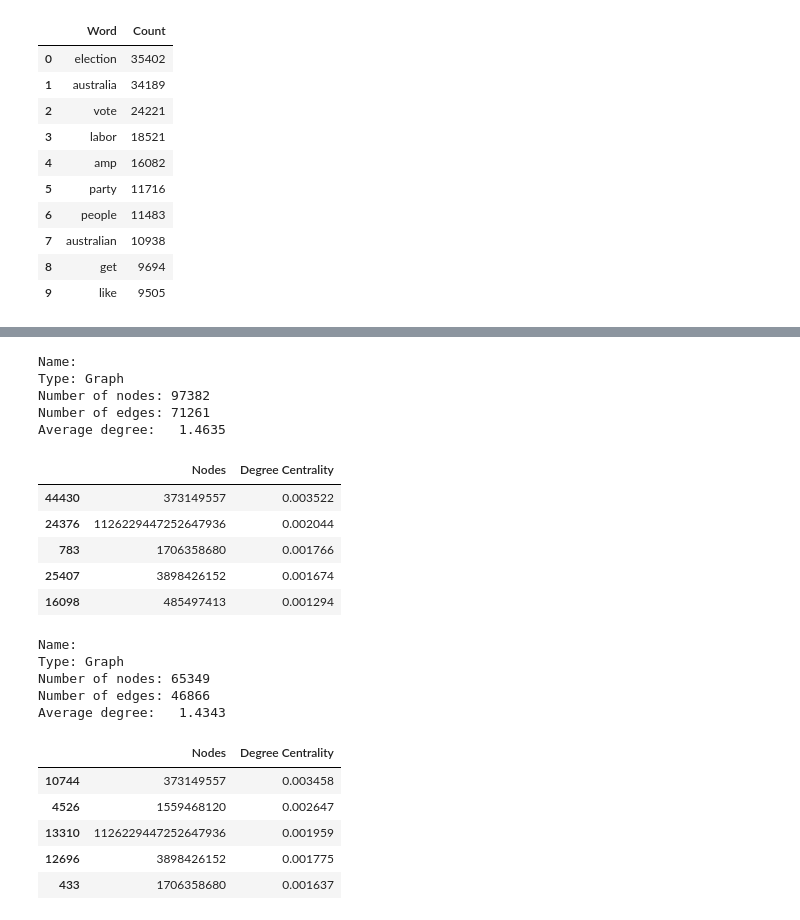
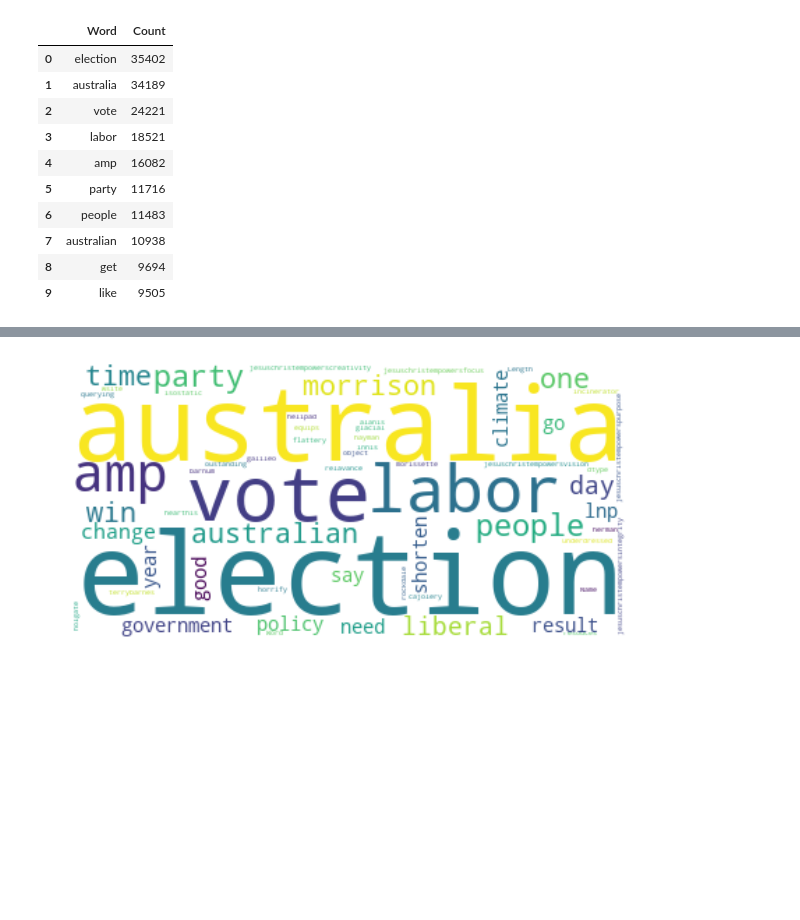
Before and after one commit to saayedalam/Web-Analytics, a Jupyter notebook: Final Project.ipynb, the cells around one changed output, grey strips where cells are left out. Drawn from its saved outputs; the diff is of its cells as text; code cells hidden in the pictures; blank space fills up the shorter version.

```diff
--- a/Final Project.ipynb
+++ b/Final Project.ipynb
@@ -145,14 +144,15 @@ pandas.core.frame.DataFrame
 # %%
+# clean text function
 def tidy_tweet(text):
     stop_words = stopwords.words('english')
     lemma = nltk.WordNetLemmatizer()
 
-    hastag = text.str.replace("#[A-Za-z0-9]+", "")
-    username = hastag.str.replace("@[A-Za-z0-9]+", "")
-    urls = username.str.replace("https?://[A-Za-z0-9./]+", "")
-    num_punt = urls.str.replace("[^a-zA-Z]", " ")
-    lower_case = num_punt.str.lower()
-    token = lower_case.apply(lambda x: x.split())
-    stop_words = token.apply(lambda x: [i for i in x if i not in stop_words])
-    lemmad = stop_words.apply(lambda x: [lemma.lemmatize(i) for i in x])
-    return lemmad
+    a = text.str.replace("#[A-Za-z0-9]+", "") # removes #hastags
+    b = a.str.replace("@[A-Za-z0-9]+", "") # removes @usernames
+    c = b.str.replace("https?://[A-Za-z0-9./]+", "") # removes urls
+    d = c.str.replace("[^a-zA-Z]", " ") # keeps everything but alphabets
+    e = d.str.lower() # lowercases the words
+    f = e.apply(lambda x: x.split()) # tokenizes the tweets
+    g = f.apply(lambda x: [i for i in x if i not in stop_words]) # removes stop words
+    f = g.apply(lambda x: [lemma.lemmatize(i) for i in x]) # lemmatisation of words
+    return f
@@ -371,23 +207,0 @@ negative_tweets.head()
-# %%
-P = nx.from_pandas_dataframe(postive_tweets , 'user_id', 'id', edge_attr = ['retweet_count', 'favorite_count'], create_using=nx.Graph())
-print(nx.info(P))
-# %% [output]
-Name:
-Type: Graph
-Number of nodes: 97382
-Number of edges: 71261
-Average degree:   1.4635
-# %%
-#degree centrality
-degree_c = nx.degree_centrality(P)
-degree_c_df = pd.DataFrame([degree_c.values()], columns=degree_c.keys()).T.reset_index()
-degree_c_df.rename(columns ={0:'Degree Centrality','index': 'Nodes'}, inplace = True)
-degree_c_df.sort_values(['Degree Centrality'], ascending=False, inplace = True)
-degree_c_df.head()
-# %% [output]
-|  | Nodes | Degree Centrality |
-| 44430 | 373149557 | 0.003522 |
-| 24376 | 1126229447252647936 | 0.002044 |
-| 783 | 1706358680 | 0.001766 |
-| 25407 | 3898426152 | 0.001674 |
-| 16098 | 485497413 | 0.001294 |
@@ -396,23 +208,13 @@ influencer = full_tweet.loc[full_tweet["user_id"] == 373149557]
-# %%
-N = nx.from_pandas_dataframe(negative_tweets, 'user_id', 'id', edge_attr = ['retweet_count', 'favorite_count'], create_using=nx.Graph())
-print(nx.info(N))
-# %% [output]
-Name:
-Type: Graph
-Number of nodes: 65349
-Number of edges: 46866
-Average degree:   1.4343
-# %%
-#degree centrality
-degree_c = nx.degree_centrality(N)
-degree_c_df = pd.DataFrame([degree_c.values()], columns=degree_c.keys()).T.reset_index()
-degree_c_df.rename(columns ={0:'Degree Centrality','index': 'Nodes'}, inplace = True)
-degree_c_df.sort_values(['Degree Centrality'], ascending=False, inplace = True)
-degree_c_df.head()
-# %% [output]
-|  | Nodes | Degree Centrality |
-| 10744 | 373149557 | 0.003458 |
-| 4526 | 1559468120 | 0.002647 |
-| 13310 | 1126229447252647936 | 0.001959 |
-| 12696 | 3898426152 | 0.001775 |
-| 433 | 1706358680 | 0.001637 |
+# %%
+# word cloud of top 100 words
+wordcloud = WordCloud(random_state = 21,
+                      max_words = 100,
+                      max_font_size = 110,
+                      background_color = "white").generate(str(hf_words.Word))
+
+plt.figure(figsize = (10, 10))
+plt.imshow(wordcloud, interpolation = "bilinear")
+plt.axis('off')
+plt.show()
+# %% [output]
+[figure, added]
```
Also changed, not shown: parts of 52 cells of this notebook.
